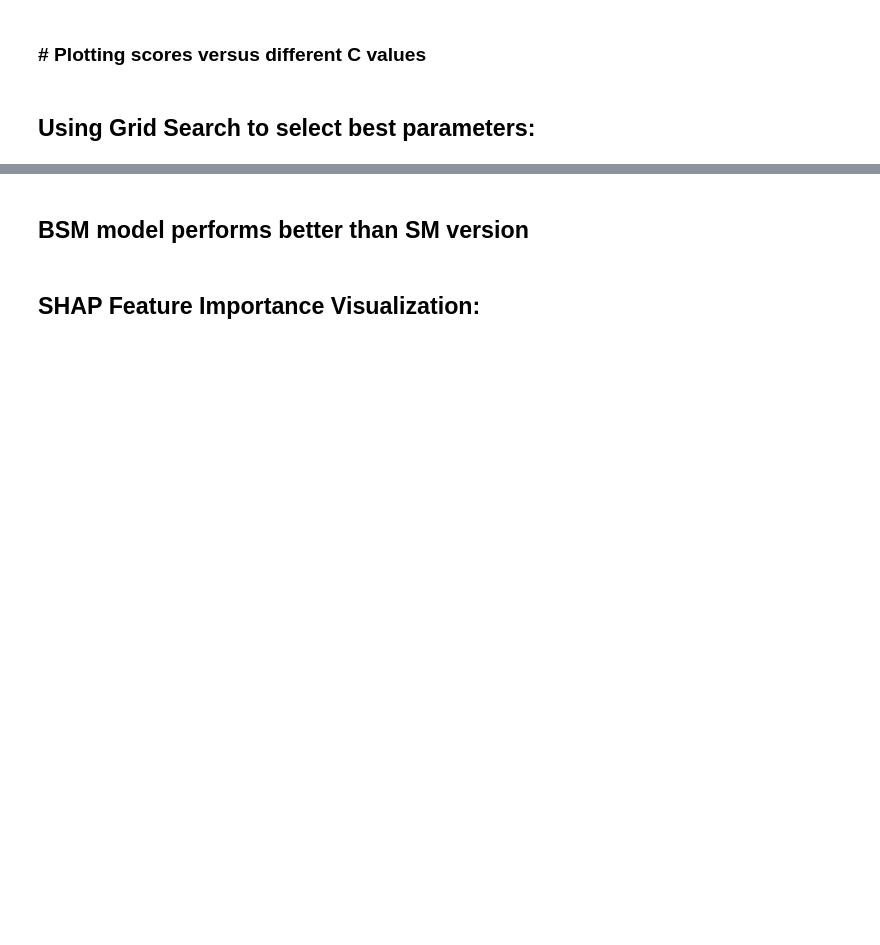
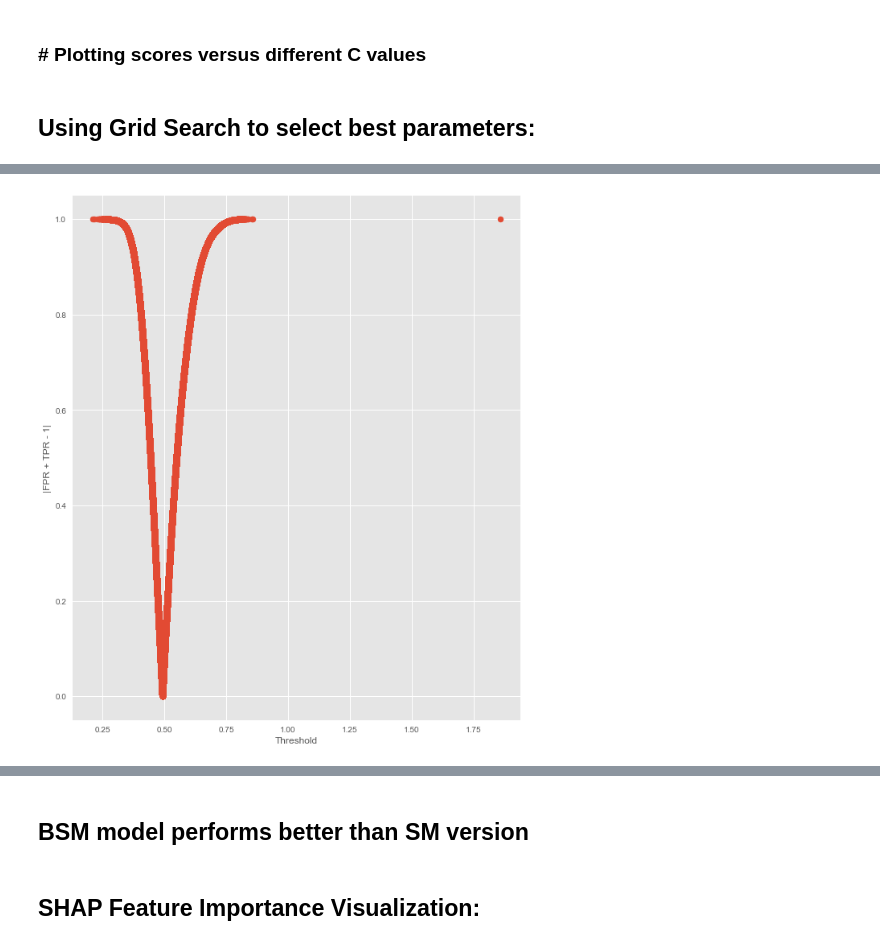
Before and after one commit to suhitasva/Capstone_Project, a Jupyter notebook: LGR_models.ipynb, the cells around one changed output, grey strips where cells are left out. Saved outputs shown, nothing was run; the diff lists cells and outputs as text; code cells hidden in the pictures; blank space fills up the shorter version.

```diff
--- a/LGR_models.ipynb
+++ b/LGR_models.ipynb
@@ -420,15 +469,17 @@ model_results(trainX_BSM, trainY_BSM, testX_BSM, testY_BSM, final_lgr, show=True
 # %%
 # Visualizing the threshold
 
 from sklearn.metrics import roc_curve
 
 fpr, tpr, thresholds = roc_curve(trainY_BSM,final_lgr.predict_proba(trainX_BSM)[:,1],drop_intermediate=False)
 
-plt.figure(figsize = (8,8))
+plt.figure(figsize = (10,12))
 plt.scatter(thresholds,np.abs(fpr+tpr-1))
 plt.xlabel("Threshold")
 plt.ylabel("|FPR + TPR - 1|")
 plt.show()
+# %% [output]
+[figure, added]
 # %%
 # Actual value
 
```
Also changed, not shown: parts of 33 cells of this notebook.
